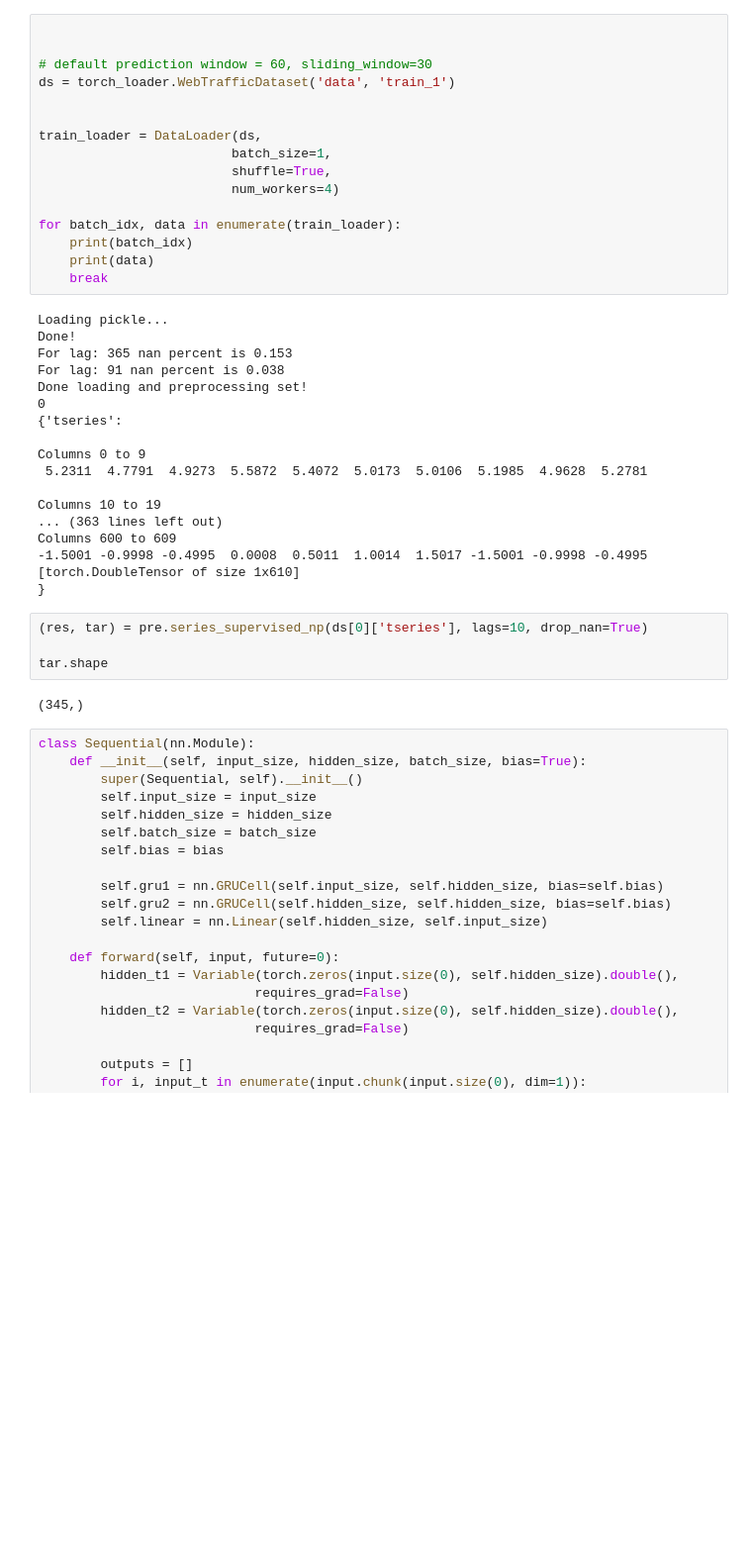
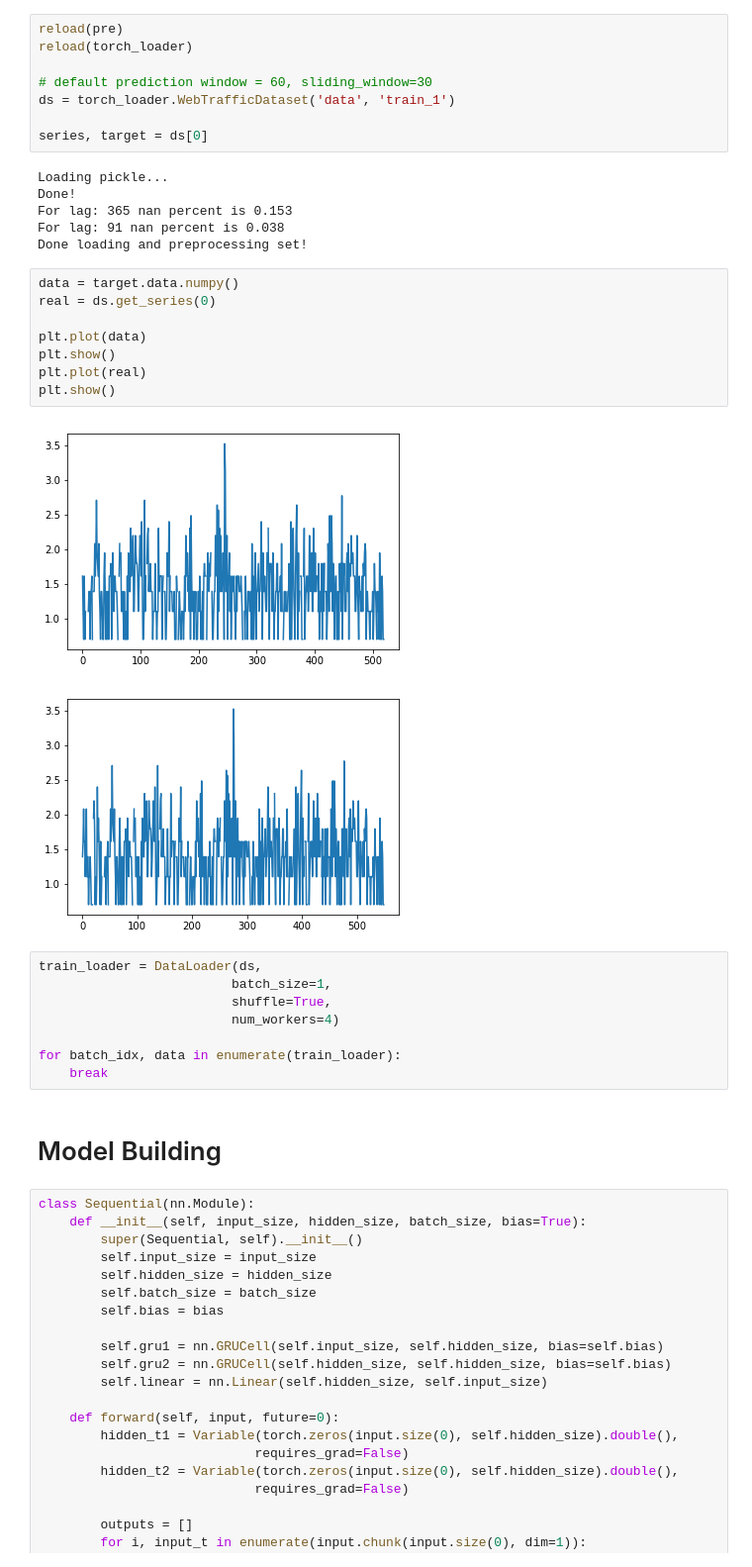
Before and after one commit to Sandy4321/WebTraffic, a Jupyter notebook: ModelPredictions.ipynb, the cells around one changed output. Shown at 99% size. Drawn from its saved outputs; the diff is of its cells as text; blank space fills up the shorter version.

```diff
--- a/ModelPredictions.ipynb
+++ b/ModelPredictions.ipynb
@@ -17,44 +19,39 @@ import preprocessing as pre
 from importlib import reload
+# %%
+reload(pre)
+reload(torch_loader)
+
+# default prediction window = 60, sliding_window=30
+ds = torch_loader.WebTrafficDataset('data', 'train_1')
+
+series, target = ds[0]
+# %% [output]
+Loading pickle...
+Done!
+For lag: 365 nan percent is 0.153
+For lag: 91 nan percent is 0.038
+Done loading and preprocessing set!
+# %%
+data = target.data.numpy()
+real = ds.get_series(0)
+
+plt.plot(data)
+plt.show()
+plt.plot(real)
+plt.show()
+# %% [output]
+[figure, added]
+[figure, added]
 # %%
-
-
-# default prediction window = 60, sliding_window=30
-ds = torch_loader.WebTrafficDataset('data', 'train_1')
-
-
 train_loader = DataLoader(ds,
                          batch_size=1,
                          shuffle=True,
                          num_workers=4)
 
 for batch_idx, data in enumerate(train_loader):
-    print(batch_idx)
-    print(data)
     break
-# %% [output]
-Loading pickle...
-Done!
-For lag: 365 nan percent is 0.153
-For lag: 91 nan percent is 0.038
-Done loading and preprocessing set!
-0
-{'tseries':
-
-Columns 0 to 9
- 5.2311  4.7791  4.9273  5.5872  5.4072  5.0173  5.0106  5.1985  4.9628  5.2781
-
-Columns 10 to 19
-... (363 lines left out)
-Columns 600 to 609
--1.5001 -0.9998 -0.4995  0.0008  0.5011  1.0014  1.5017 -1.5001 -0.9998 -0.4995
-[torch.DoubleTensor of size 1x610]
-}
-# %%
-(res, tar) = pre.series_supervised_np(ds[0]['tseries'], lags=10, drop_nan=True)
-
-tar.shape
-# %% [output]
-(345,)
+# %% [markdown]
+# Model Building
 # %%
 class Sequential(nn.Module):
     def __init__(self, input_size, hidden_size, batch_size, bias=True):
```
Also changed, not shown: parts of 13 cells of this notebook, 2 other files.
